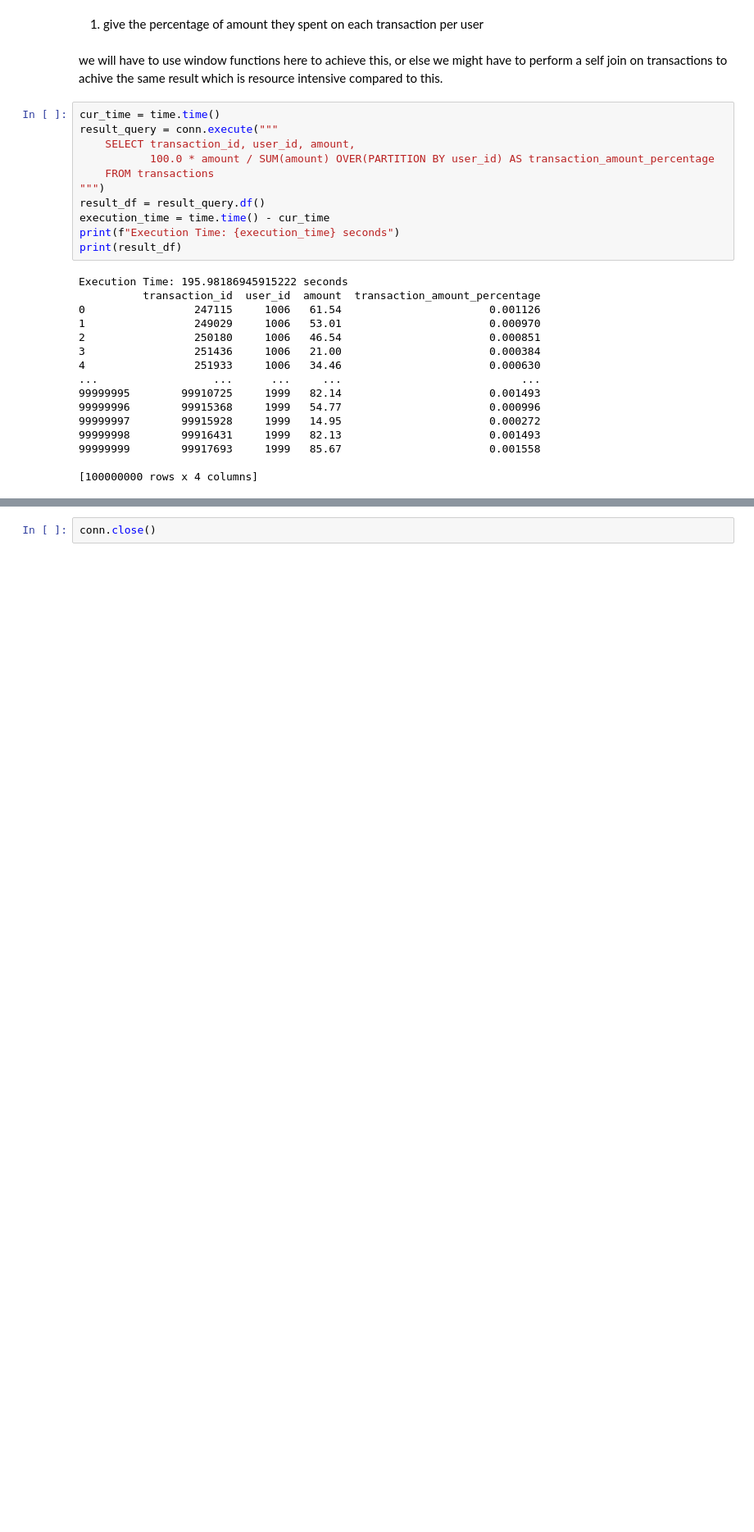
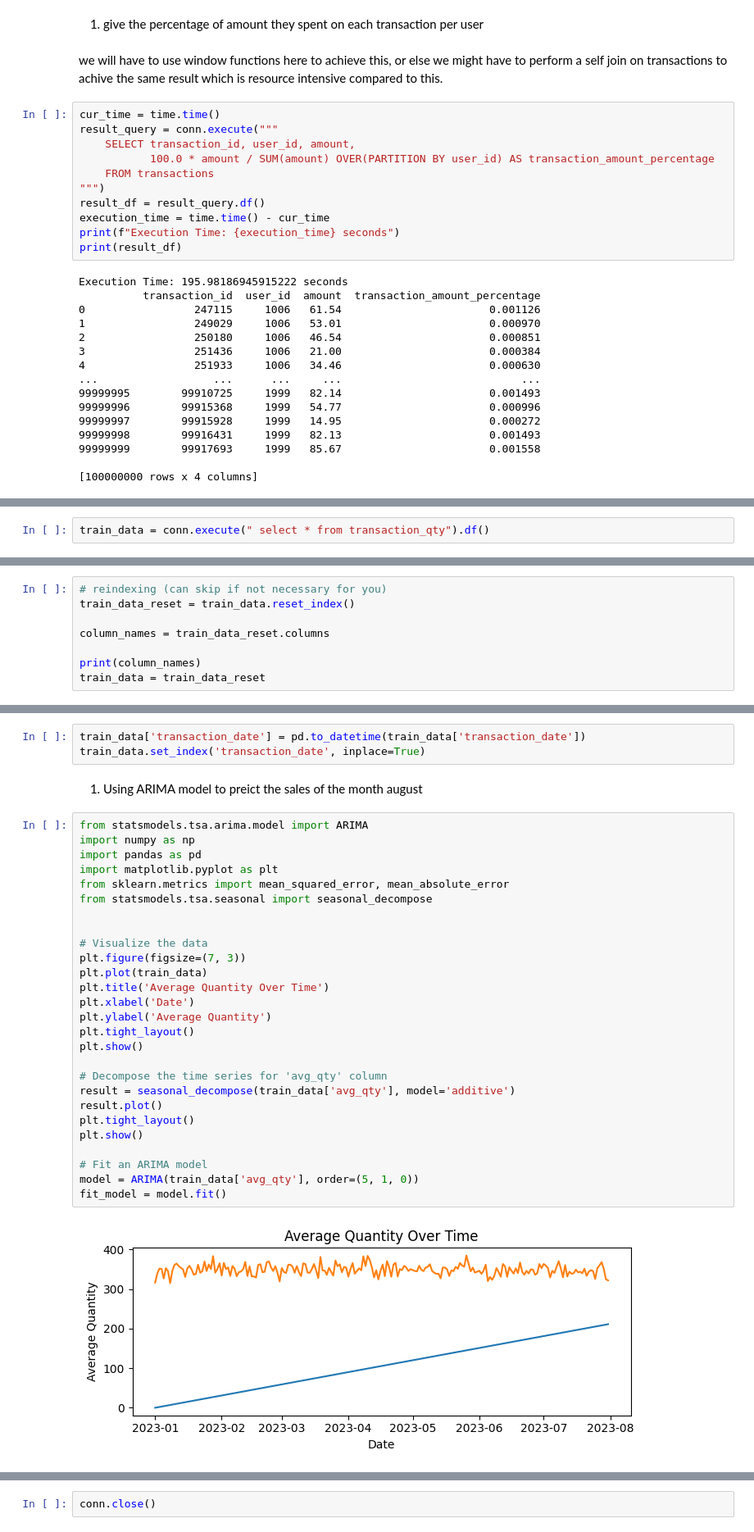
Before and after one commit to iamhwkchn/analysis_dckdb, a Jupyter notebook: analysis_final.ipynb, the cells around one changed output, grey strips where cells are left out. Shown: that part at 82% size. Drawn from its saved outputs; the diff is of its cells as text; blank space fills up the shorter version.

Commit message:
time series analsis done final commit

```diff
--- a/analysis_final.ipynb
+++ b/analysis_final.ipynb
@@ -511,0 +695,2 @@ Execution Time: 195.98186945915222 seconds
+# %%
+train_data = conn.execute(" select * from transaction_qty").df()
@@ -511,0 +714,8 @@ Execution Time: 195.98186945915222 seconds
+# %%
+# reindexing (can skip if not necessary for you)
+train_data_reset = train_data.reset_index()
+
+column_names = train_data_reset.columns
+
+print(column_names)
+train_data = train_data_reset
@@ -511,0 +751,34 @@ Execution Time: 195.98186945915222 seconds
+# %%
+train_data['transaction_date'] = pd.to_datetime(train_data['transaction_date'])
+train_data.set_index('transaction_date', inplace=True)
+# %% [markdown]
+1. Using ARIMA model to preict the sales of the month august
+# %%
+from statsmodels.tsa.arima.model import ARIMA
+import numpy as np
+import pandas as pd
+import matplotlib.pyplot as plt
+from sklearn.metrics import mean_squared_error, mean_absolute_error
+from statsmodels.tsa.seasonal import seasonal_decompose
+
+
+# Visualize the data
+plt.figure(figsize=(7, 3))
+plt.plot(train_data)
+plt.title('Average Quantity Over Time')
+plt.xlabel('Date')
+plt.ylabel('Average Quantity')
+plt.tight_layout()
+plt.show()
+
+# Decompose the time series for 'avg_qty' column
+result = seasonal_decompose(train_data['avg_qty'], model='additive')
+result.plot()
+plt.tight_layout()
+plt.show()
+
+# Fit an ARIMA model
+model = ARIMA(train_data['avg_qty'], order=(5, 1, 0))
+fit_model = model.fit()
+# %% [output]
+[figure, added]
```
Also changed, not shown: parts of 36 cells of this notebook.
